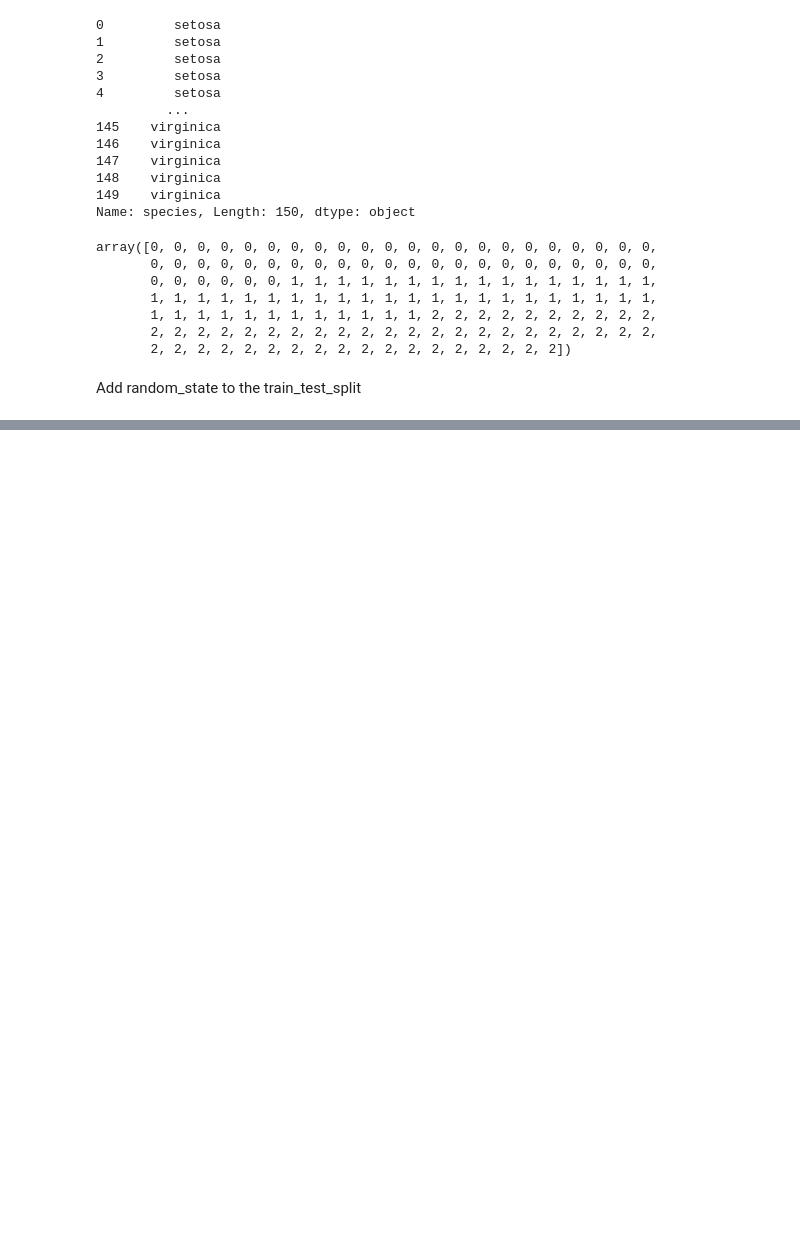
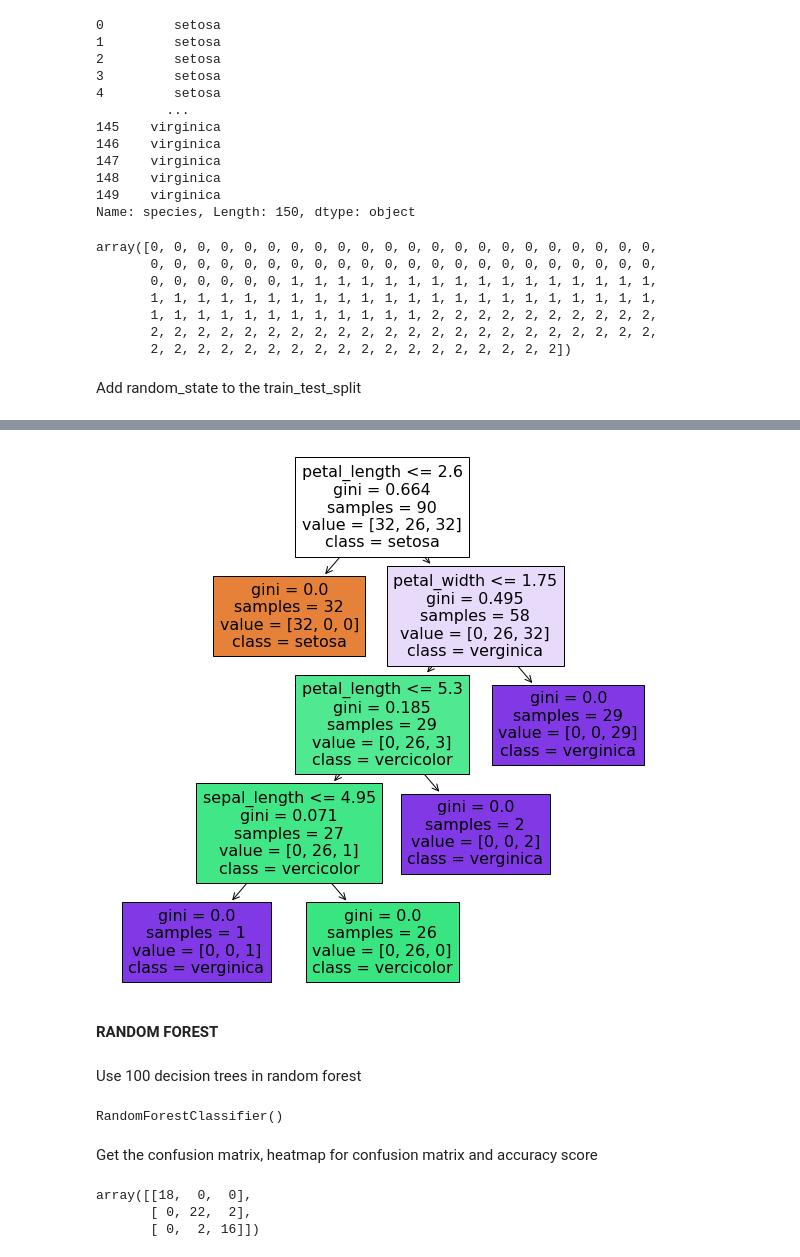
Before and after one commit to AnjulGupta12/Machine-Learning-Project, a Jupyter notebook: ML_project.ipynb, the cells around one changed output, grey strips where cells are left out. Drawn from its saved outputs; the diff is of its cells as text; code cells hidden in the pictures; blank space fills up the shorter version.

```diff
--- a/ML_project.ipynb
+++ b/ML_project.ipynb
@@ -364,0 +439,9 @@ X_train, X_test, y_train, y_test = train_test_split(X, Y, test_size =0.2, random
+# %%
+plt.figure(figsize=(10, 10))
+dec_tree = plot_tree(decision_tree = dtree, feature_names = iris.columns[:-1],
+                     class_names=["setosa","vercicolor","verginica"], filled = True)
+# https://scikit-learn.org/stable/modules/generated/sklearn.tree.plot_tree.html
+# %% [output]
+[figure, added]
+# %% [markdown]
+**RANDOM FOREST**
@@ -364,0 +454,2 @@ X_train, X_test, y_train, y_test = train_test_split(X, Y, test_size =0.2, random
+# %% [markdown]
+Use 100 decision trees in random forest
@@ -364,0 +458,4 @@ X_train, X_test, y_train, y_test = train_test_split(X, Y, test_size =0.2, random
+# %%
+clf.fit(X_train, y_train)
+# %% [output]
+RandomForestClassifier()
@@ -364,0 +464,8 @@ X_train, X_test, y_train, y_test = train_test_split(X, Y, test_size =0.2, random
+# %% [markdown]
+Get the confusion matrix, heatmap for confusion matrix and accuracy score
+# %%
+confusion_matrix(y_test, y_pred3)
+# %% [output]
+array([[18,  0,  0],
+       [ 0, 22,  2],
+       [ 0,  2, 16]])
```
Also changed, not shown: parts of 26 cells of this notebook.
